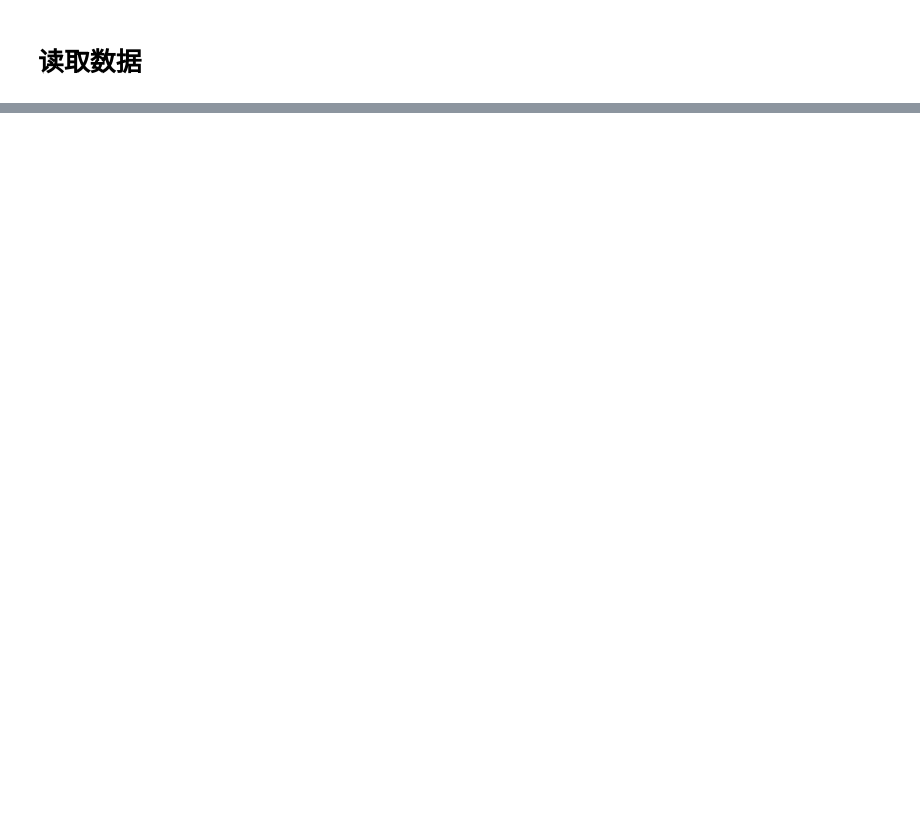
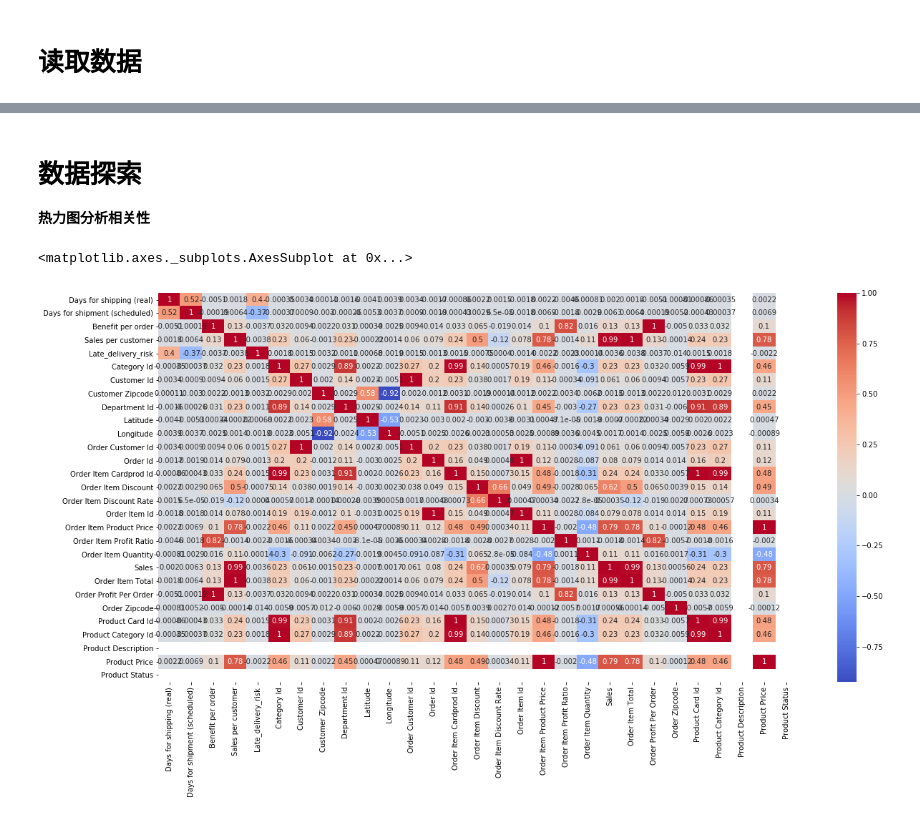
Before and after one commit to hangzhang23/Data_analysis, a Jupyter notebook: SupplyChain_analysis.ipynb, the cells around one changed output, grey strips where cells are left out. Drawn from its saved outputs; the diff is of its cells as text; code cells hidden in the pictures; blank space fills up the shorter version.

```diff
--- a/SupplyChain_analysis.ipynb
+++ b/SupplyChain_analysis.ipynb
@@ -245,0 +10,2 @@ customer_seg
+# %%
+dataset = pd.read_csv('./data/SupplyChain.csv', encoding='unicode_escape' )
@@ -245,0 +43,6 @@ customer_seg
+# %%
+# 组合customer的完整名字
+dataset[['Customer Fname', 'Customer Lname']]
+# Full Name = Fname+Lname
+
+dataset['Customer Full Name'] = dataset['Customer Fname'] +' '+ dataset['Customer Lname']
@@ -245,0 +85,4 @@ customer_seg
+# %%
+# 字段补全，用0
+dataset['Customer Zipcode'] = dataset['Customer Zipcode'].fillna(0)
+dataset['Customer Zipcode'].value_counts()
@@ -245,0 +102,12 @@ customer_seg
+# %% [markdown]
+# 数据探索
+**热力图分析相关性**
+# %%
+# 特征字段之间的相关性
+data = dataset
+plt.figure(figsize=(20,10))
+
+sns.heatmap(data.corr(),annot = True, cmap='coolwarm') # annot=True 可显示数字
+# %% [output]
+<matplotlib.axes._subplots.AxesSubplot at 0x...>
+[figure, added]
```
Also changed, not shown: parts of 75 cells of this notebook.
